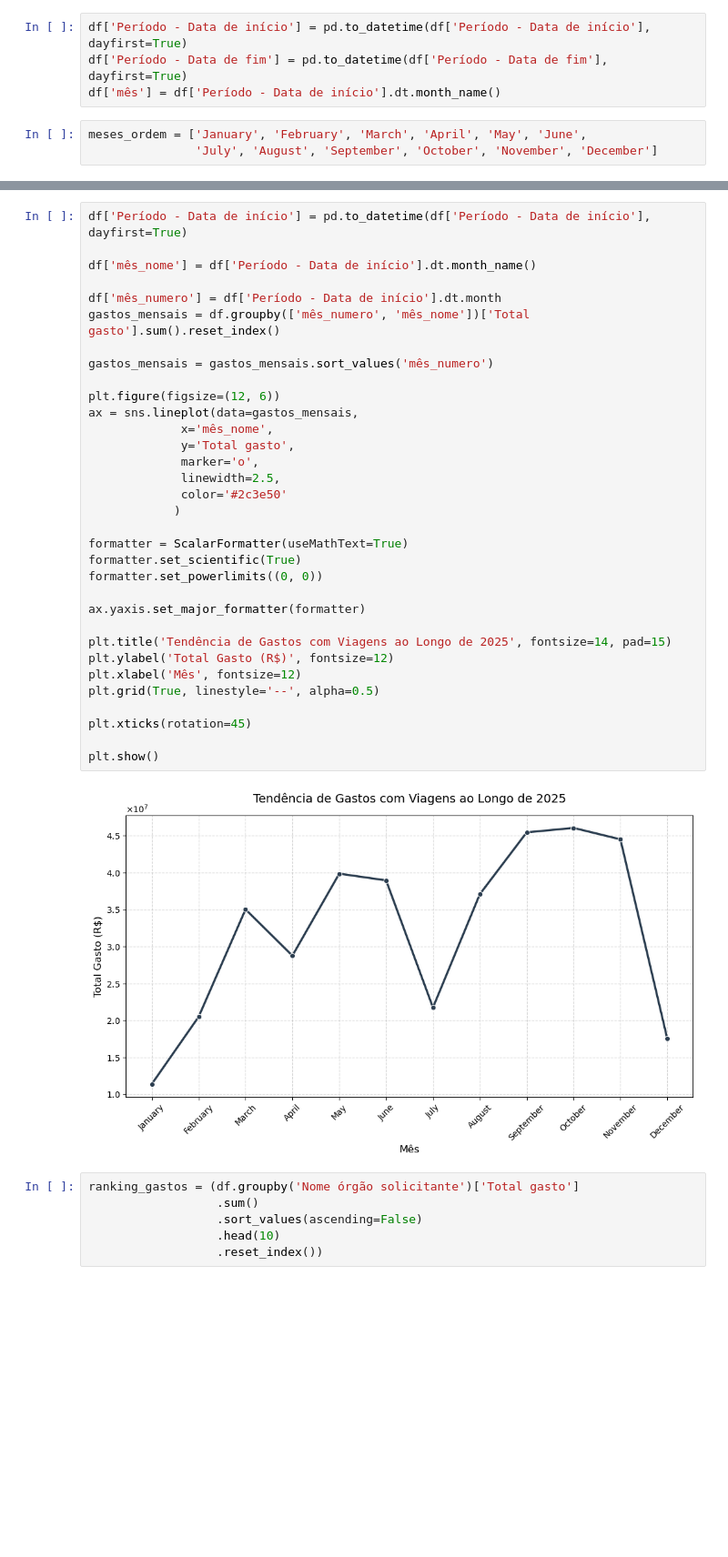
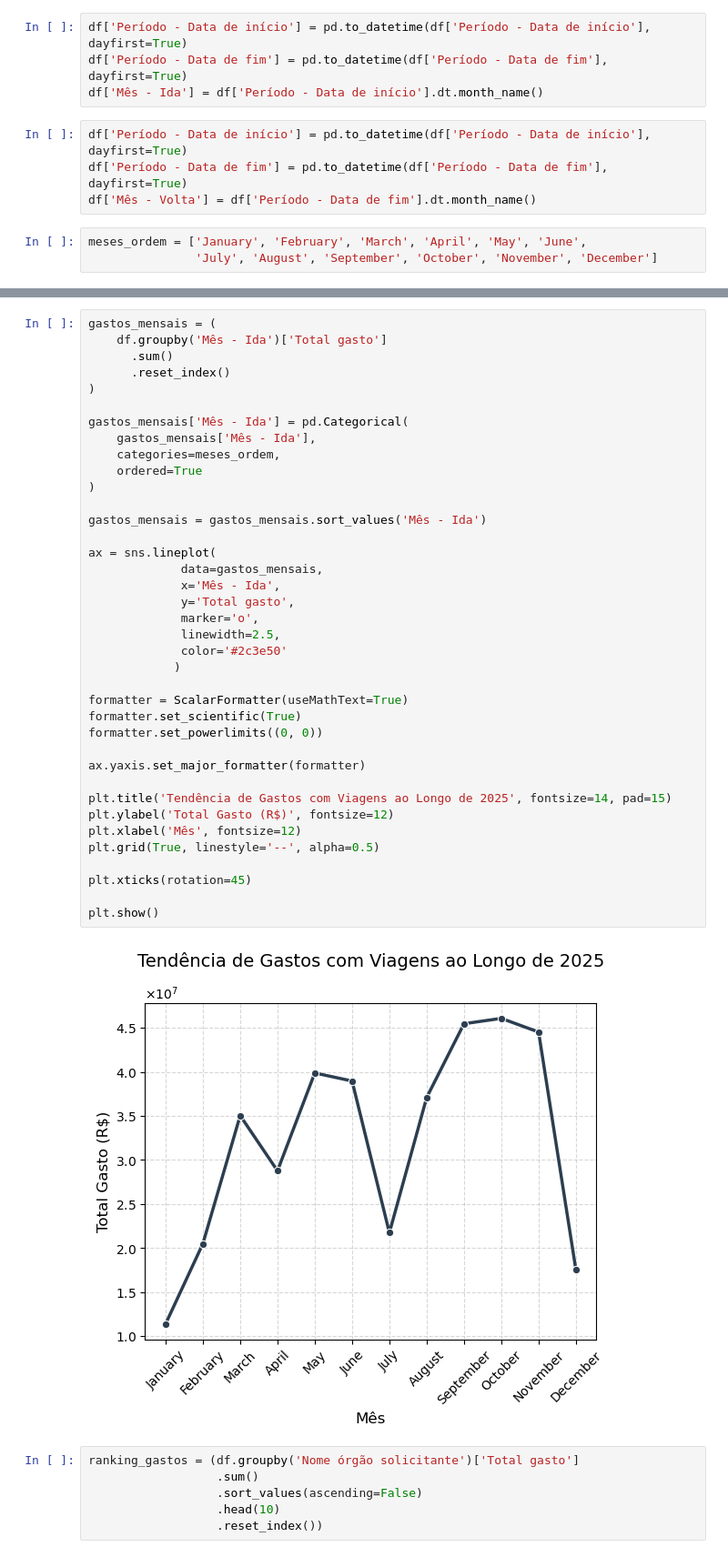
Before and after one commit to JuliaGabP/bi_gov_viagens, a Jupyter notebook: silver/analytcs.ipynb, the cells around one changed output, grey strips where cells are left out. Shown at 91% size. Cells and saved outputs as stored; diff of their text form; blank space fills up the shorter version.

```diff
--- a/silver/analytcs.ipynb
+++ b/silver/analytcs.ipynb
@@ -67,7 +67,11 @@ Linhas válidas finais: 130531
 # %%
 df['Período - Data de início'] = pd.to_datetime(df['Período - Data de início'], dayfirst=True)
 df['Período - Data de fim'] = pd.to_datetime(df['Período - Data de fim'], dayfirst=True)
-df['mês'] = df['Período - Data de início'].dt.month_name()
+df['Mês - Ida'] = df['Período - Data de início'].dt.month_name()
+# %%
+df['Período - Data de início'] = pd.to_datetime(df['Período - Data de início'], dayfirst=True)
+df['Período - Data de fim'] = pd.to_datetime(df['Período - Data de fim'], dayfirst=True)
+df['Mês - Volta'] = df['Período - Data de fim'].dt.month_name()
 # %%
 meses_ordem = ['January', 'February', 'March', 'April', 'May', 'June',
                'July', 'August', 'September', 'October', 'November', 'December']
@@ -99,38 +128,43 @@ plt.show()
 # %%
-df['Período - Data de início'] = pd.to_datetime(df['Período - Data de início'], dayfirst=True)
+gastos_mensais = (
+    df.groupby('Mês - Ida')['Total gasto']
+      .sum()
+      .reset_index()
+)
 
-df['mês_nome'] = df['Período - Data de início'].dt.month_name()
+gastos_mensais['Mês - Ida'] = pd.Categorical(
+    gastos_mensais['Mês - Ida'],
+    categories=meses_ordem,
+    ordered=True
+)
 
-df['mês_numero'] = df['Período - Data de início'].dt.month
-gastos_mensais = df.groupby(['mês_numero', 'mês_nome'])['Total gasto'].sum().reset_index()
+gastos_mensais = gastos_mensais.sort_values('Mês - Ida')
 
-gastos_mensais = gastos_mensais.sort_values('mês_numero')
-
-plt.figure(figsize=(12, 6))
-ax = sns.lineplot(data=gastos_mensais,
-             x='mês_nome',
+ax = sns.lineplot(
+             data=gastos_mensais,
+             x='Mês - Ida',
              y='Total gasto',
              marker='o',
              linewidth=2.5,
              color='#2c3e50'
             )
 
 formatter = ScalarFormatter(useMathText=True)
 formatter.set_scientific(True)
 formatter.set_powerlimits((0, 0))
 
 ax.yaxis.set_major_formatter(formatter)
 
 plt.title('Tendência de Gastos com Viagens ao Longo de 2025', fontsize=14, pad=15)
 plt.ylabel('Total Gasto (R$)', fontsize=12)
 plt.xlabel('Mês', fontsize=12)
 plt.grid(True, linestyle='--', alpha=0.5)
 
 plt.xticks(rotation=45)
 
 plt.show()
 # %% [output]
-[figure, old version]
+[figure, new version]
 # %%
 ranking_gastos = (df.groupby('Nome órgão solicitante')['Total gasto']
                   .sum()
```
Also changed, not shown: parts of 10 cells of this notebook.
